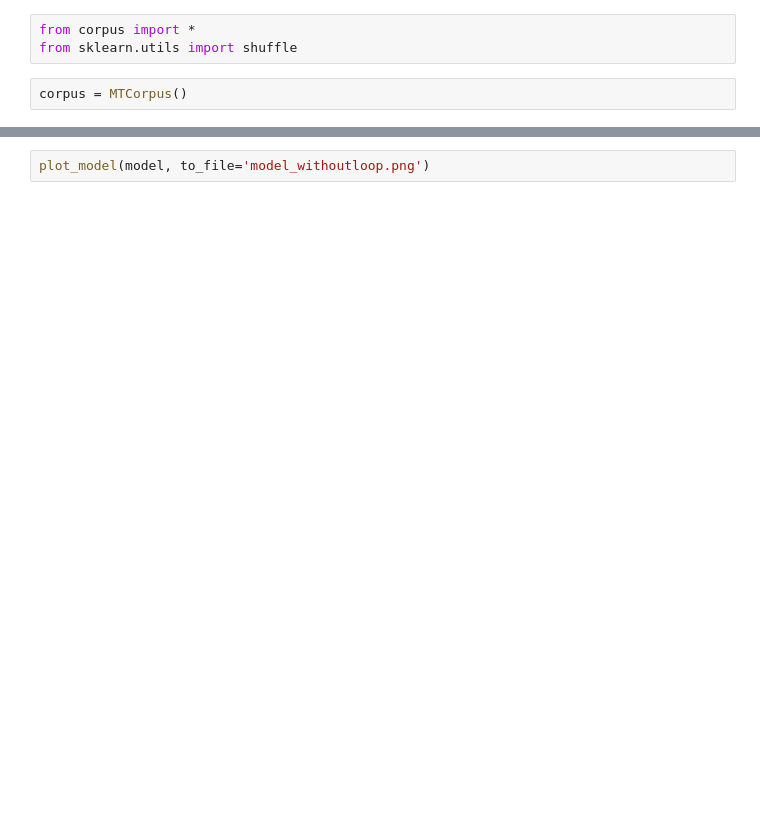
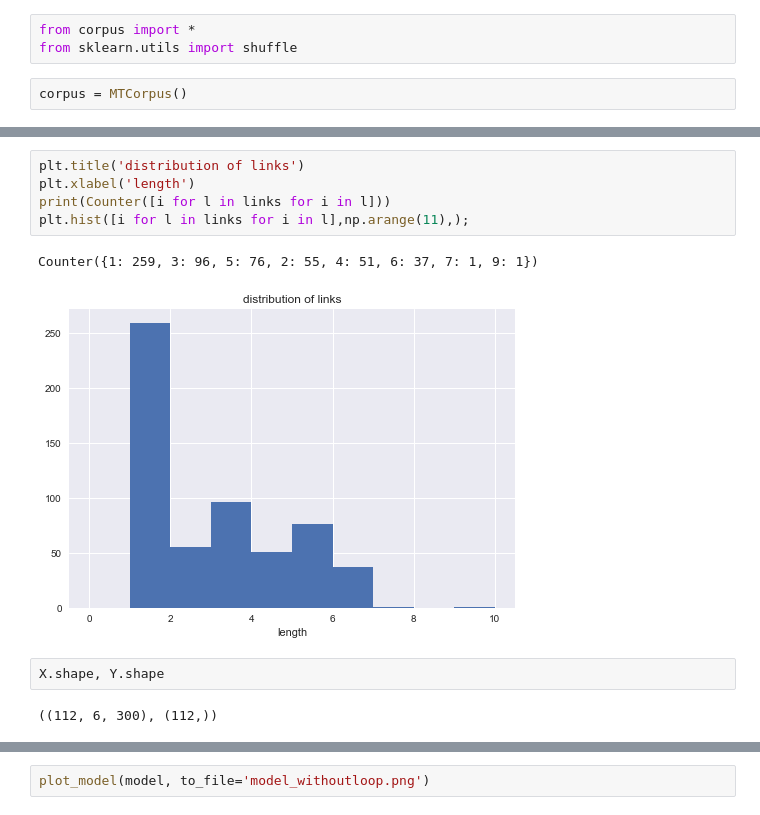
Before and after one commit to oguzserbetci/argmin2017, a Jupyter notebook: PointerNetwork.ipynb, the cells around one changed output, grey strips where cells are left out. Drawn from its saved outputs; the diff is of its cells as text; blank space fills up the shorter version.

```diff
--- a/PointerNetwork.ipynb
+++ b/PointerNetwork.ipynb
@@ -35,0 +76,12 @@ print(X_train.shape, Y_train.shape, X_test.shape, Y_test.shape)
+# %%
+plt.title('distribution of links')
+plt.xlabel('length')
+print(Counter([i for l in links for i in l]))
+plt.hist([i for l in links for i in l],np.arange(11),);
+# %% [output]
+Counter({1: 259, 3: 96, 5: 76, 2: 55, 4: 51, 6: 37, 7: 1, 9: 1})
+[figure, added]
+# %%
+X.shape, Y.shape
+# %% [output]
+((112, 6, 300), (112,))
```
Also changed, not shown: parts of 25 cells of this notebook.
